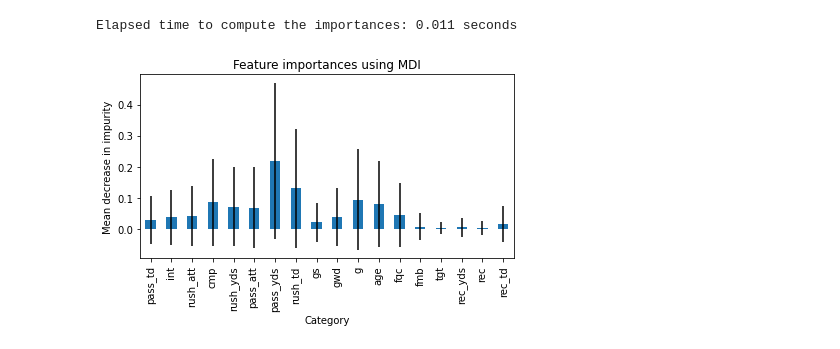
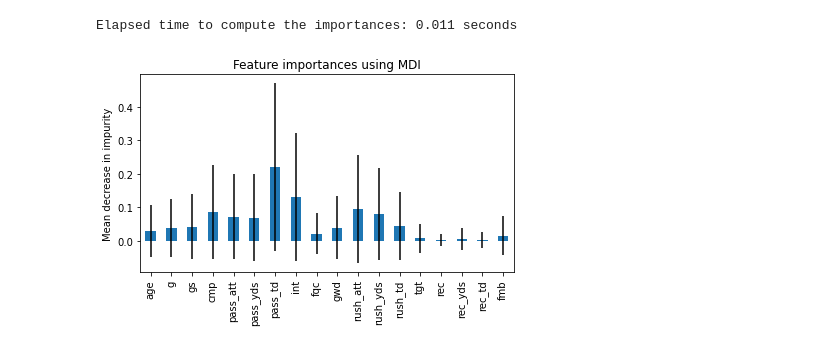
Before and after one commit to krtuggey/ProBowl_Predictions, a Jupyter notebook: QB Predictions .ipynb, the cells around one changed output. Drawn from its saved outputs; the diff is of its cells as text; code cells hidden in the pictures.

```diff
--- a/QB Predictions .ipynb
+++ b/QB Predictions .ipynb
@@ -302,16 +298,16 @@ print(f"Elapsed time to compute the importances: {elapsed_time:.3f} seconds")
 # %% [output]
 Elapsed time to compute the importances: 0.011 seconds
 # %%
-forest_importances_QB = pd.Series(importances_QB, index= importances_sorted_QB_df_transposed.columns)
+forest_importances_QB = pd.Series(importances_QB, index= X_test.columns)
 
 fig, ax = plt.subplots()
 
 forest_importances_QB.plot.bar(yerr=std, ax=ax)
 ax.set_title("Feature importances using MDI")
 ax.set_ylabel("Mean decrease in impurity")
 fig.tight_layout()
 # %% [output]
-[figure, old version]
+[figure, new version]
 # %%
 from sklearn.inspection import permutation_importance
 
```
Also changed, not shown: parts of 12 cells of this notebook, 3 other files.
